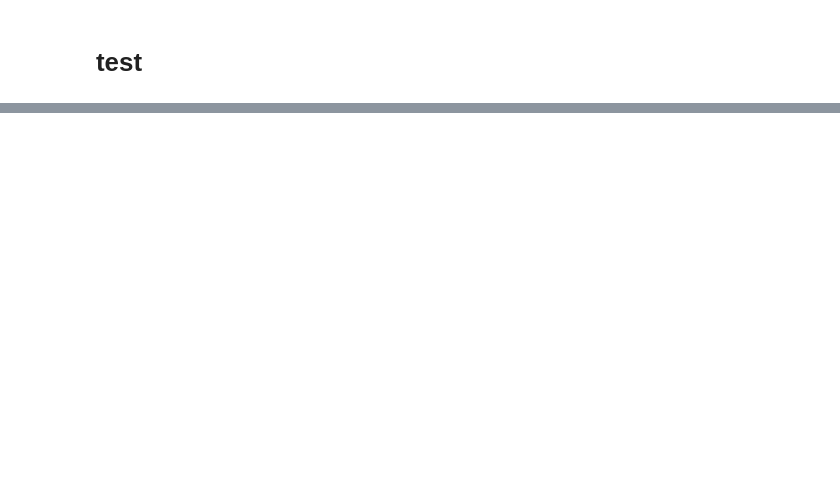
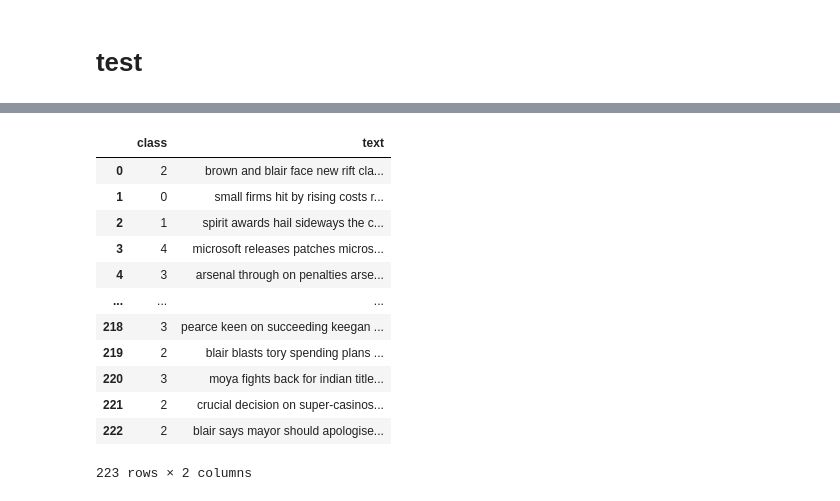
Before and after one commit to phj6688/thesis_project, a Jupyter notebook: draft.ipynb, the cells around one changed output, grey strips where cells are left out. Cells and saved outputs as stored; diff of their text form; code cells hidden in the pictures; blank space fills up the shorter version.

```diff
--- a/draft.ipynb
+++ b/draft.ipynb
@@ -404,0 +493,18 @@ pd.read_csv('./data/original/yelp/train.txt',delimiter='\t', header=None, names=
+# %%
+test = pd.read_csv('./data/original/bbc/test.csv')
+# %%
+test
+# %% [output]
+|  | class | text |
+| 0 | 2 | brown and blair face new rift cla... |
+| 1 | 0 | small firms hit by rising costs r... |
+| 2 | 1 | spirit awards hail sideways the c... |
+| 3 | 4 | microsoft releases patches micros... |
+| 4 | 3 | arsenal through on penalties arse... |
+| ... | ... | ... |
+| 218 | 3 | pearce keen on succeeding keegan ... |
+| 219 | 2 | blair blasts tory spending plans ... |
+| 220 | 3 | moya fights back for indian title... |
+| 221 | 2 | crucial decision on super-casinos... |
+| 222 | 2 | blair says mayor should apologise... |
+223 rows × 2 columns
```
Also changed, not shown: parts of 65 cells of this notebook, 10 other files.
